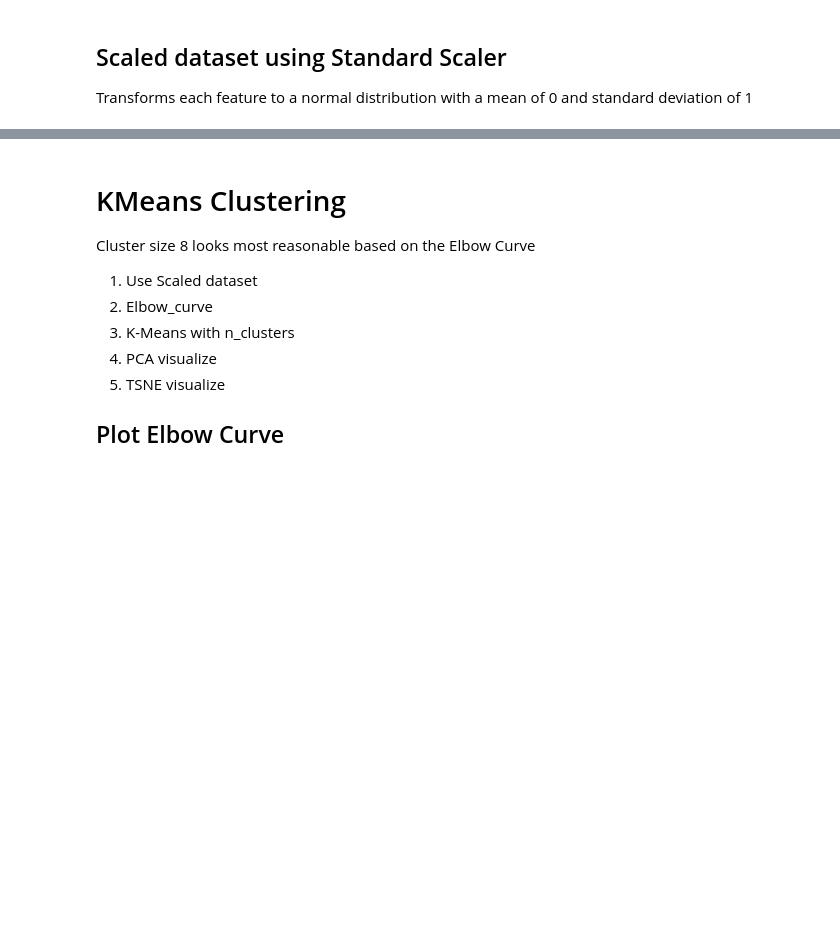
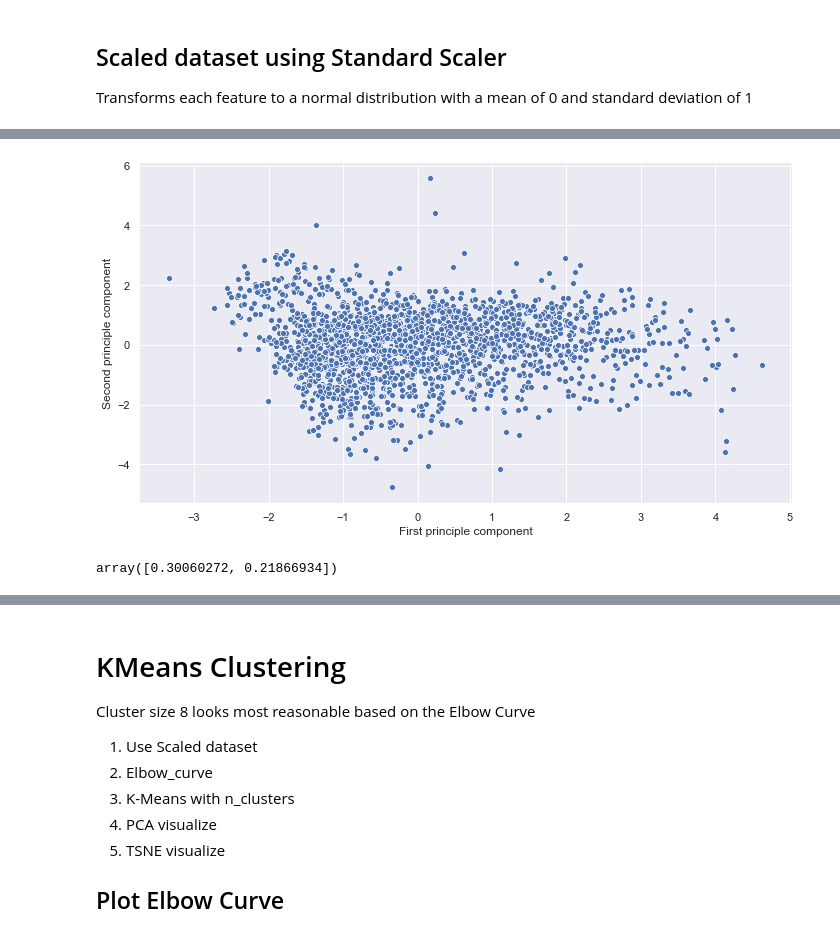
Before and after one commit to alena0604/clustering_spotify, a Jupyter notebook: Cluster_audio_tracks_1996.ipynb, the cells around one changed output, grey strips where cells are left out. Saved outputs shown, nothing was run; the diff lists cells and outputs as text; code cells hidden in the pictures; blank space fills up the shorter version.

Commit message:
Analysis for scaled data

```diff
--- a/Cluster_audio_tracks_1996.ipynb
+++ b/Cluster_audio_tracks_1996.ipynb
@@ -133,18 +133,18 @@ class Visualization:
         pl.title('Elbow Curve')
         pl.show()
 
-    def plot_pca(self, pca_df, df, cluster_column):
+    def plot_pca(self, pca_df, hue):
         '''scatterplot to visualize after pca transformation'''
         sns.scatterplot(x=pca_df['PC1'], y=pca_df['PC2'],
-                        hue=df[cluster_column], palette=self.palette)
+                        hue=hue, palette=self.palette)
         plt.xlabel('First principle component')
         plt.ylabel('Second principle component')
         plt.show()
 
-    def plot_tsne(self, tsne_df, df, cluster_column):
+    def plot_tsne(self, tsne_df, hue):
         '''scatterplot to visualize after tsne transformation'''
         sns.scatterplot(x=tsne_df[:, 0], y=tsne_df[:, 1],
-                        hue=df[cluster_column], palette=self.palette)
+                        hue=hue, palette=self.palette)
         plt.xlabel('First tsne component')
         plt.ylabel('Second tsne component')
         plt.show()
@@ -203,0 +207,9 @@ scaled_df = data.standard_scaler(df)
+# %%
+scaled_df_transform, ratio = dimension.pca_transform(scaled_df, 2)
+plot.plot_pca(scaled_df_transform, None)
+# %% [output]
+[figure, added]
+# %%
+ratio
+# %% [output]
+array([0.30060272, 0.21866934])
```
Also changed, not shown: parts of 10 cells of this notebook.
